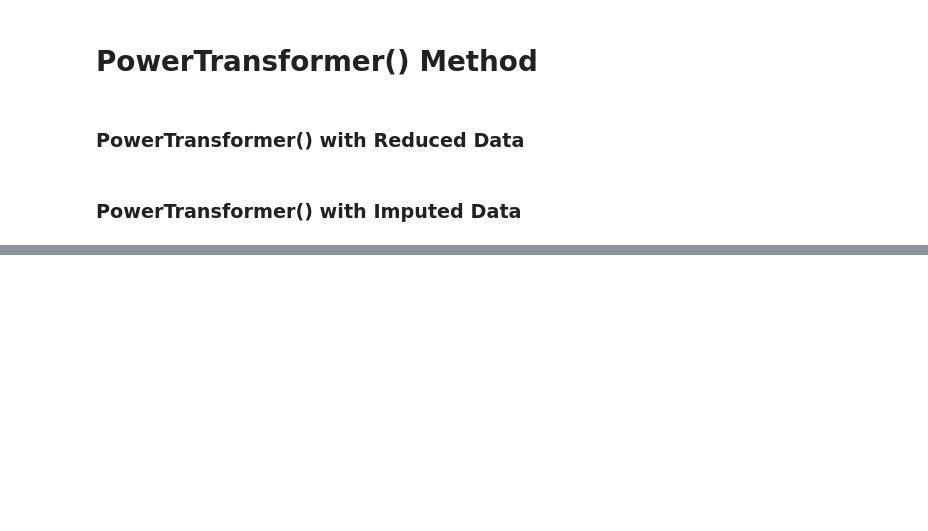
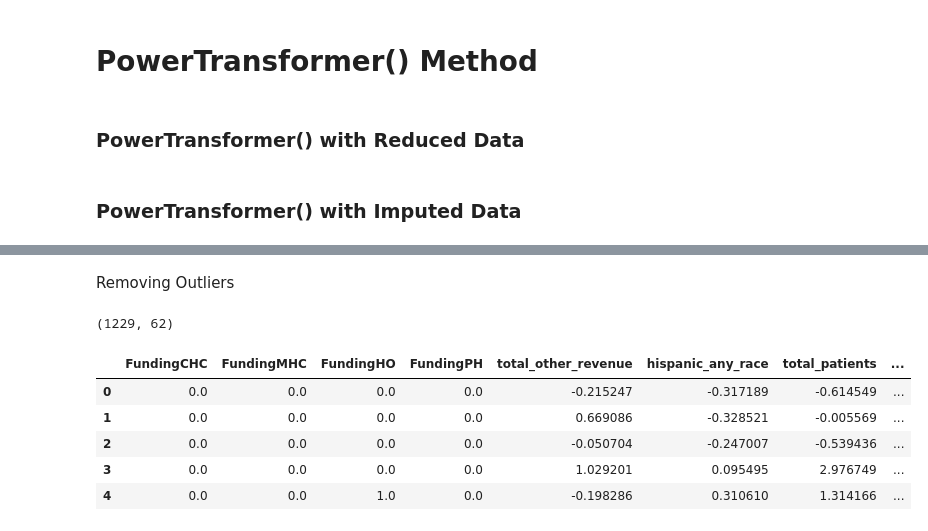
Before and after one commit to dezertdweller/capstone-project-fqhc-model, a Jupyter notebook: notebooks/pre-processing.ipynb, the cells around one changed output, grey strips where cells are left out. Cells and saved outputs as stored; diff of their text form; code cells hidden in the pictures; blank space fills up the shorter version.

Commit message:
Created new X/y splits removing 90th perc. outliers.

```diff
--- a/notebooks/pre-processing.ipynb
+++ b/notebooks/pre-processing.ipynb
@@ -383,0 +394,35 @@ File saved successfully: /Users/katialopes-gilbert/repos/capstone-project-fqhc-m
+# %% [markdown]
+Removing Outliers
+# %%
+q90 = health_centers_clean['total_hc_funding'].quantile(0.90)
+df_filtered = health_centers_clean[health_centers_clean['total_hc_funding'] <= q90]
+# %%
+df_filtered.shape
+# %% [output]
+(1229, 62)
+# %%
+X = df_filtered.drop(columns=['total_hc_funding', 'other_revenue_category_100K to 1M', 'other_revenue_category_1M to 30M', 'other_revenue_category_Less than 100K', 'other_revenue_category_Over 30M'])
+y = df_filtered['total_hc_funding']
+
+X_train, X_test, y_train, y_test = train_test_split(X, y, test_size=0.3, random_state=48)
+
+cols_to_drop = ['total_cost_care', 'total_sfs', 'enabling_patients', 'total_enabling_visits', 'total_visits']
+X_train_reduced = X_train.drop(columns=cols_to_drop)
+X_test_reduced = X_test.drop(columns=cols_to_drop)
+
+robust_scaler = RobustScaler()
+robust_scaler.fit(X_train_reduced)
+
+X_train_rr_subset = pd.DataFrame(robust_scaler.transform(X_train_reduced), columns=X_train_reduced.columns)
+X_test_rr_subset = pd.DataFrame(robust_scaler.transform(X_test_reduced), columns=X_test_reduced.columns)
+y_train_subset = pd.DataFrame(y_train, columns=['target'])
+y_test_subset = pd.DataFrame(y_test, columns=['target'])
+# %%
+X_train_rr_subset.head()
+# %% [output]
+|  | FundingCHC | FundingMHC | FundingHO | FundingPH | total_other_revenue | hispanic_any_race | total_patients | ... |
+| 0 | 0.0 | 0.0 | 0.0 | 0.0 | -0.215247 | -0.317189 | -0.614549 | ... |
+| 1 | 0.0 | 0.0 | 0.0 | 0.0 | 0.669086 | -0.328521 | -0.005569 | ... |
+| 2 | 0.0 | 0.0 | 0.0 | 0.0 | -0.050704 | -0.247007 | -0.539436 | ... |
+| 3 | 0.0 | 0.0 | 0.0 | 0.0 | 1.029201 | 0.095495 | 2.976749 | ... |
+| 4 | 0.0 | 0.0 | 1.0 | 0.0 | -0.198286 | 0.310610 | 1.314166 | ... |
```
Also changed, not shown: parts of 13 cells of this notebook.
